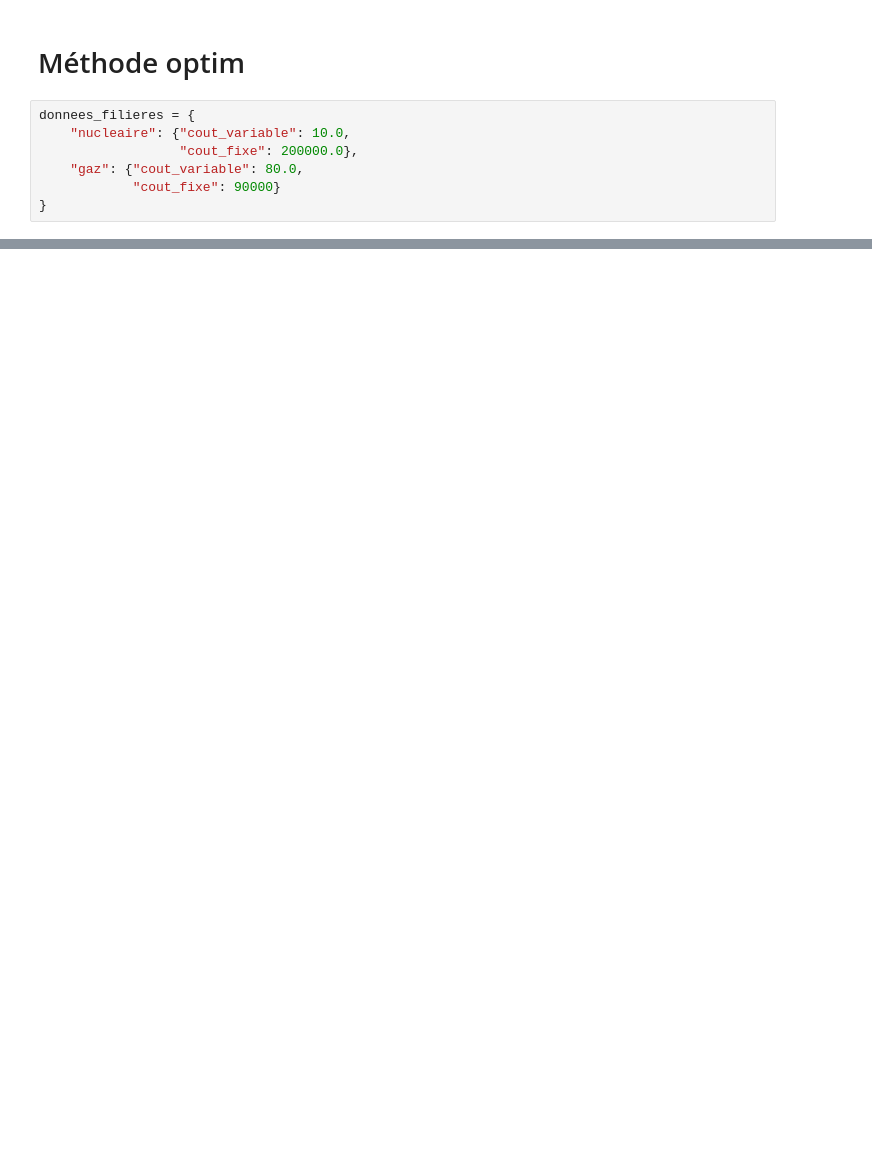
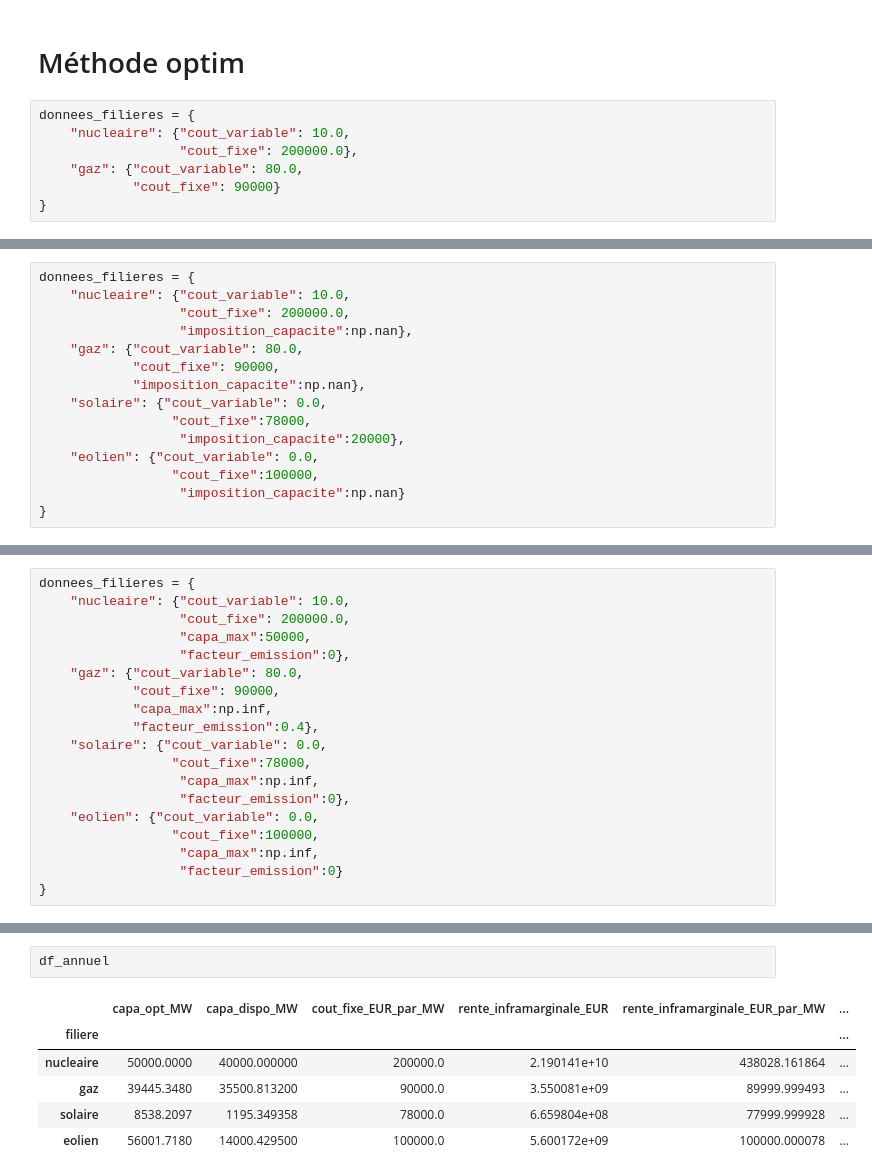
Before and after one commit to Alx-Lebeau/Cours-EcoElec, a Jupyter notebook: notebooks/02_Equilibre_Long_Terme.ipynb, the cells around one changed output, grey strips where cells are left out. Drawn from its saved outputs; the diff is of its cells as text; blank space fills up the shorter version.

```diff
--- a/notebooks/02_Equilibre_Long_Terme.ipynb
+++ b/notebooks/02_Equilibre_Long_Terme.ipynb
@@ -352,0 +524,15 @@ df_capa
+# %%
+donnees_filieres = {
+    "nucleaire": {"cout_variable": 10.0,
+                  "cout_fixe": 200000.0,
+                  "imposition_capacite":np.nan},
+    "gaz": {"cout_variable": 80.0,
+            "cout_fixe": 90000,
+            "imposition_capacite":np.nan},
+    "solaire": {"cout_variable": 0.0,
+                 "cout_fixe":78000,
+                  "imposition_capacite":20000},
+    "eolien": {"cout_variable": 0.0,
+                 "cout_fixe":100000,
+                  "imposition_capacite":np.nan}
+}
@@ -352,0 +673,19 @@ df_capa
+# %%
+donnees_filieres = {
+    "nucleaire": {"cout_variable": 10.0,
+                  "cout_fixe": 200000.0,
+                  "capa_max":50000,
+                  "facteur_emission":0},
+    "gaz": {"cout_variable": 80.0,
+            "cout_fixe": 90000,
+            "capa_max":np.inf,
+            "facteur_emission":0.4},
+    "solaire": {"cout_variable": 0.0,
+                 "cout_fixe":78000,
+                  "capa_max":np.inf,
+                  "facteur_emission":0},
+    "eolien": {"cout_variable": 0.0,
+                 "cout_fixe":100000,
+                  "capa_max":np.inf,
+                  "facteur_emission":0}
+}
@@ -352,0 +824,9 @@ df_capa
+# %%
+df_annuel
+# %% [output]
+|  | capa_opt_MW | capa_dispo_MW | cout_fixe_EUR_par_MW | rente_inframarginale_EUR | rente_inframarginale_EUR_par_MW | ... |
+| filiere |  |  |  |  |  | ... |
+| nucleaire | 50000.0000 | 40000.000000 | 200000.0 | 2.190141e+10 | 438028.161864 | ... |
+| gaz | 39445.3480 | 35500.813200 | 90000.0 | 3.550081e+09 | 89999.999493 | ... |
+| solaire | 8538.2097 | 1195.349358 | 78000.0 | 6.659804e+08 | 77999.999928 | ... |
+| eolien | 56001.7180 | 14000.429500 | 100000.0 | 5.600172e+09 | 100000.000078 | ... |
```
Also changed, not shown: parts of 22 cells of this notebook.
